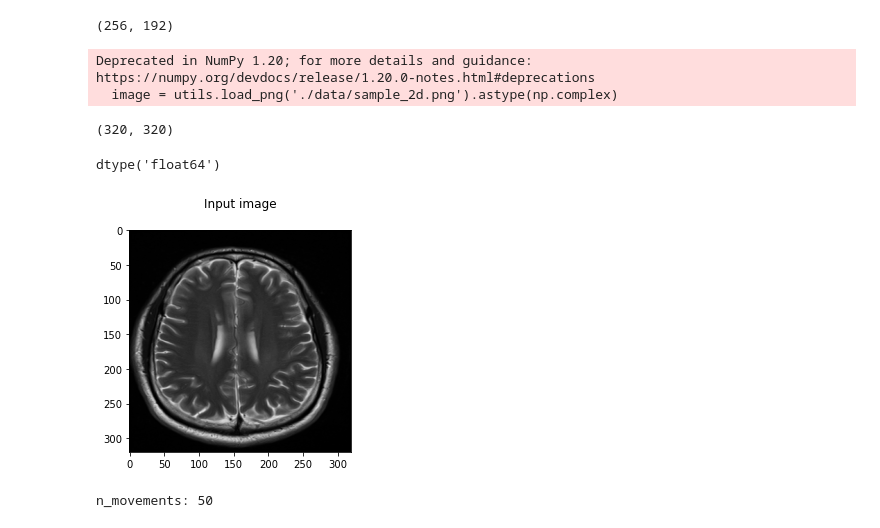
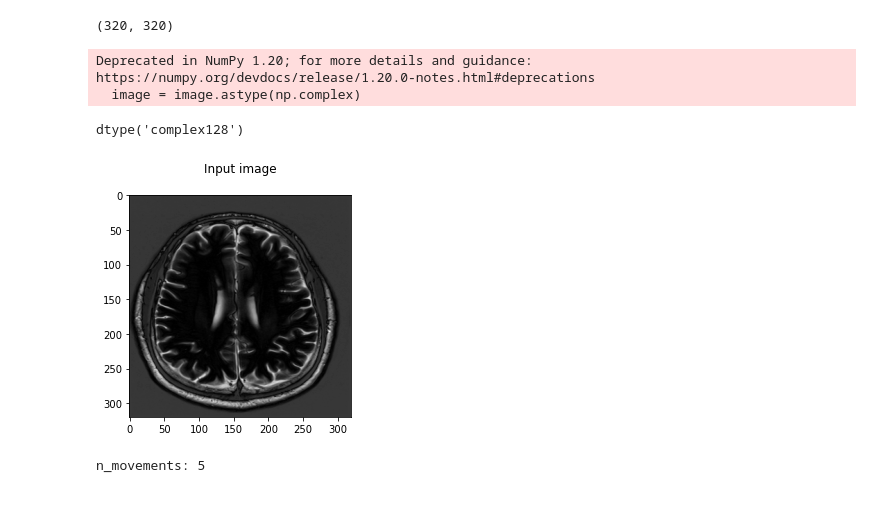
Before and after one commit to SimoneRuiter/artefacts, a Jupyter notebook: differentiable_mri_motion_model-main/differentiable_mri_motion_model.ipynb, the cells around one changed output. Saved outputs shown, nothing was run; the diff lists cells and outputs as text; code cells hidden in the pictures.

```diff
--- a/differentiable_mri_motion_model-main/differentiable_mri_motion_model.ipynb
+++ b/differentiable_mri_motion_model-main/differentiable_mri_motion_model.ipynb
@@ -249,20 +222,17 @@ def gen_movement(image, ndims, im_size,
 # %%
 # Load image
 #image = shepp_logan_phantom().astype(np.complex)
-image = utils.load_png('./data/sample_2d.png').astype(np.complex)
+#image = utils.load_png('./data/sample_2d.png').astype(np.complex)
 #image = utils.load_nii_image('./data/sample_3d.nii.gz')
 #image = zoom(image, 0.3).astype(np.complex)
-ndims = len(image.shape)
-im_size = image.shape
-print(im_size)
+#ndims = len(image.shape)
+#im_size = image.shape
+#print(im_size)
-# %% [output]
-(256, 192)
-Deprecated in NumPy 1.20; for more details and guidance: https://numpy.org/devdocs/release/1.20.0-notes.html#deprecations
-  image = utils.load_png('./data/sample_2d.png').astype(np.complex)
 # %%
 import sys
 sys.path.append("../")
 import pydicom
+import random
 
 data_path = r'C:\Users\simon\anaconda3\envs\drs\drs\Data\fastMRI_brain_DICOM\300008311232\808.dcm'
 data = pydicom.dcmread(data_path)
@@ -273,23 +243,26 @@ if (np.shape(image) != (320, 320)):
 
 image = (image - np.mean(image)) / np.std(image)
 
+image = image.astype(np.complex)
 ndims = len(image.shape)
 im_size = image.shape
 print(im_size)
 # %% [output]
 (320, 320)
+Deprecated in NumPy 1.20; for more details and guidance: https://numpy.org/devdocs/release/1.20.0-notes.html#deprecations
+  image = image.astype(np.complex)
 # %%
 image.dtype
 # %% [output]
-dtype('float64')
+dtype('complex128')
 # %%
 # Visualise
 fig = plt.figure()
-plt.imshow(image, cmap='gray')
+plt.imshow(np.abs(image), cmap='gray')
 plt.suptitle('Input image')
 plt.tight_layout()
 # %% [output]
-[figure, old version]
+[figure, new version]
 # %%
 # Convert image to tensor and unsqueeze coil and batch dimension
 image = torch.tensor(image).to(complex_dtype).unsqueeze(0).unsqueeze(0).to(device)
@@ -298,12 +271,13 @@ image = torch.tensor(image).to(complex_dtype).unsqueeze(0).unsqueeze(0).to(devic
 kx_init, ky_init, kz_init, grid_size = build_kspace(im_size, sampling_rate=1.0, device=device)
 # %%
 # Movements
-n_movements = np.minimum(50, grid_size[0])
+#n_movements = np.minimum(50, grid_size[0])
+n_movements = np.random.randint(1, 50)
 angles_std_val = 3.0
 trans_std_val = 10.0
 print('n_movements:', n_movements)
 # %% [output]
-n_movements: 50
+n_movements: 5
 # %%
 # Generate movement
 image_out, kdata_out, kx_out, ky_out, kz_out, masks = gen_movement(image, ndims, im_size,
```
Also changed, not shown: parts of 8 cells of this notebook, 1 other file.
